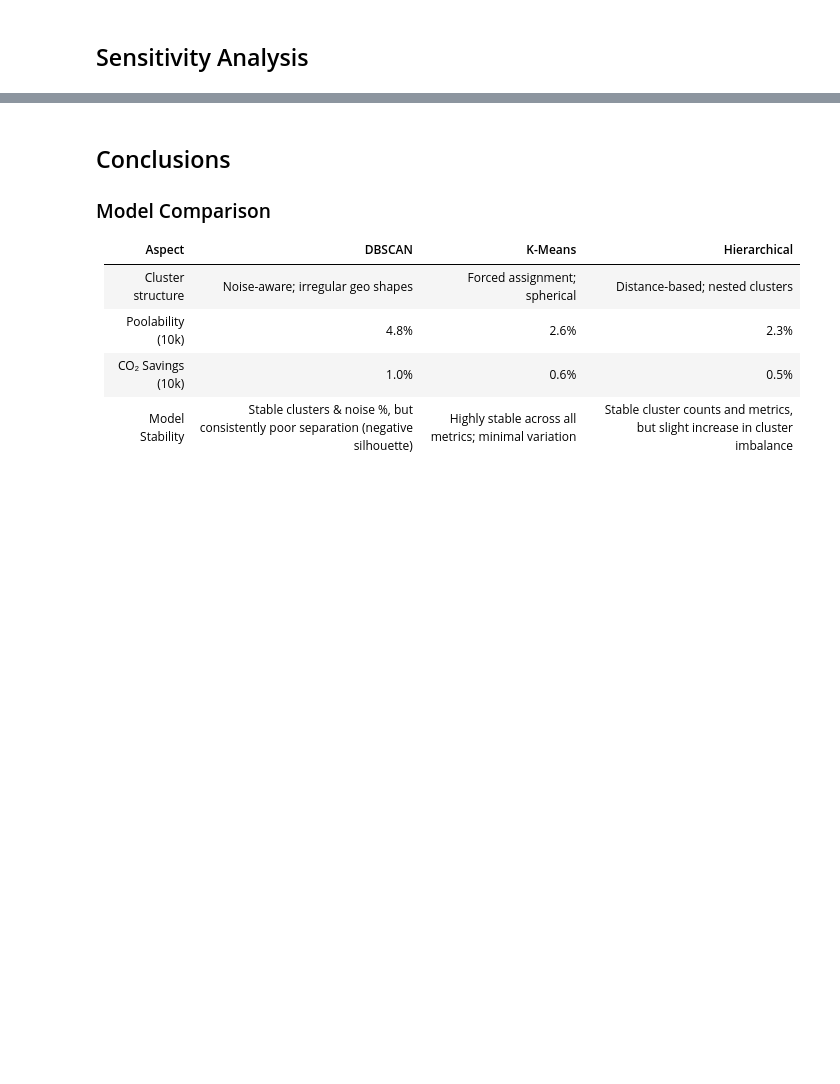
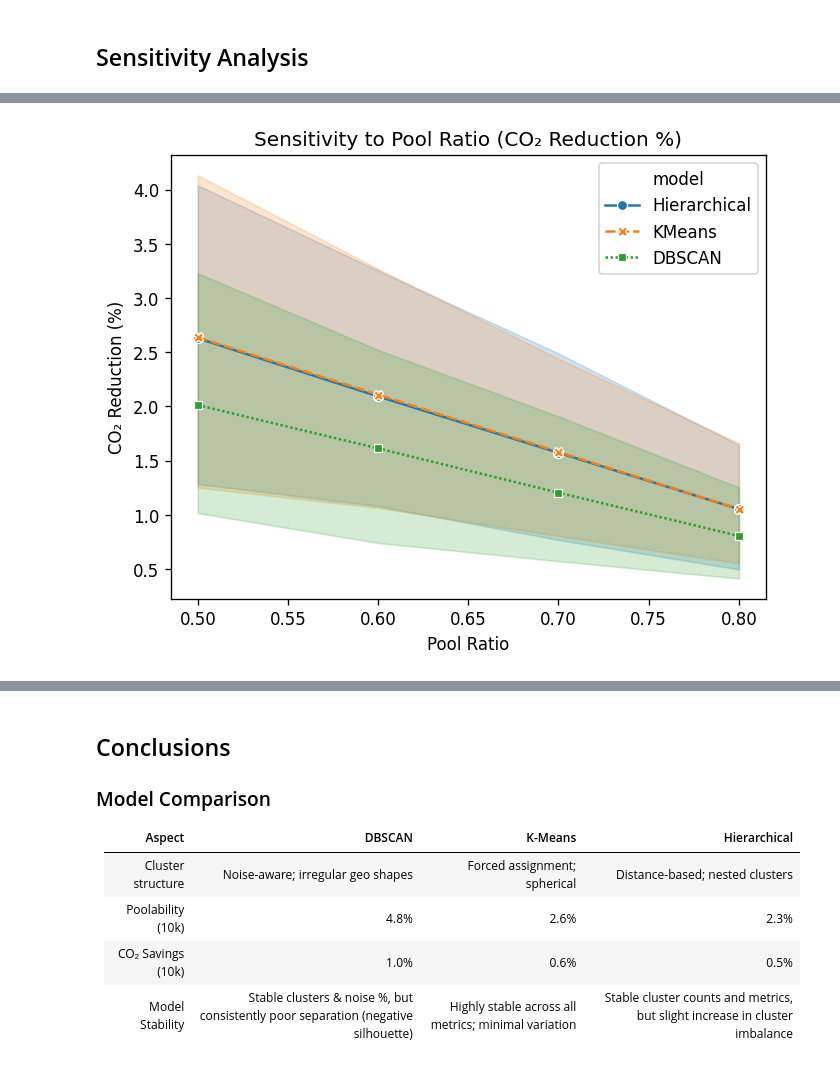
Before and after one commit to anushkasjadhav/MSE446-Optimization-Ride-Pooling-For-Emissions-Reduction, a Jupyter notebook: Clustering/poolability_scaleup.ipynb, the cells around one changed output, grey strips where cells are left out. Saved outputs shown, nothing was run; the diff lists cells and outputs as text; code cells hidden in the pictures; blank space fills up the shorter version.

```diff
--- a/Clustering/poolability_scaleup.ipynb
+++ b/Clustering/poolability_scaleup.ipynb
@@ -510,0 +531,20 @@ Top 10 Overall Scenarios:
+# %%
+# Pool Ratio Sensitivity
+
+plt.figure()
+
+sns.lineplot(
+    data=results_df_clean,
+    x="pool_ratio",
+    y="reduction",
+    hue="model",
+    style="model",
+    markers=True
+)
+
+plt.title("Sensitivity to Pool Ratio (CO₂ Reduction %)")
+plt.xlabel("Pool Ratio")
+plt.ylabel("CO₂ Reduction (%)")
+plt.show()
+# %% [output]
+[figure, added]
```
Also changed, not shown: parts of 3 cells of this notebook, 8 other files.
